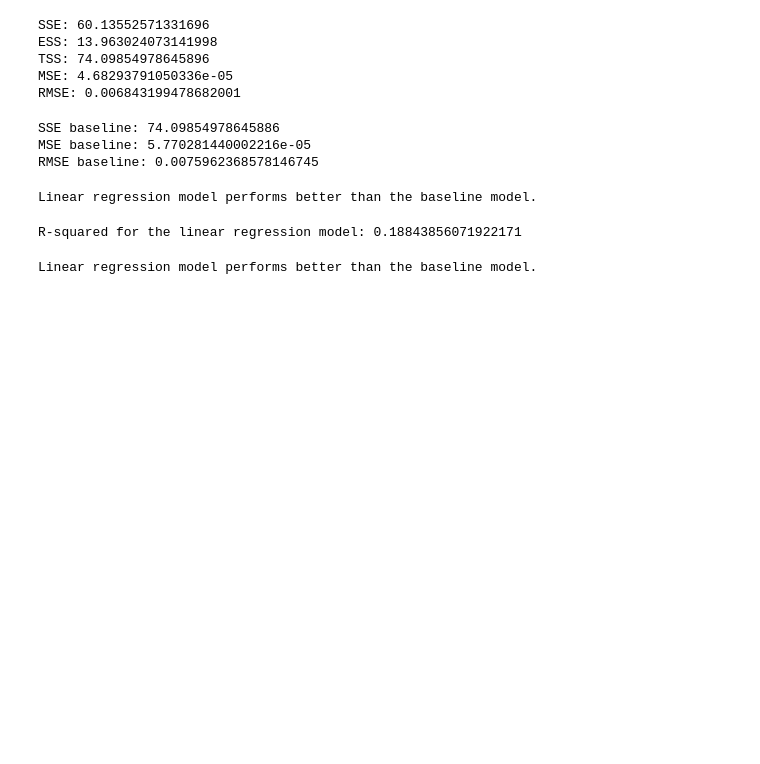
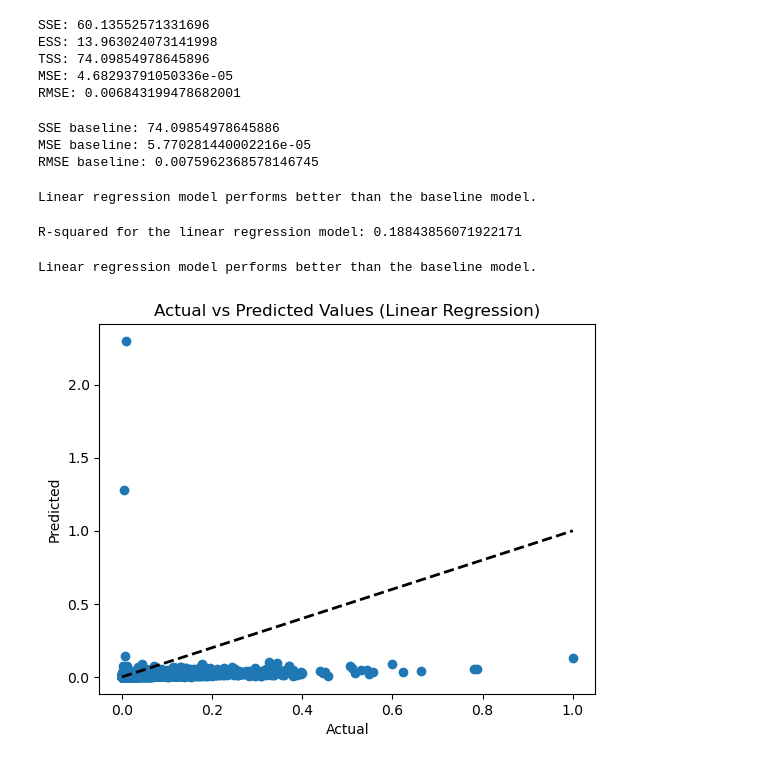
Before and after one commit to JoeyGideon/regression-exercises, a Jupyter notebook: evaluate.ipynb, the cells around one changed output. Cells and saved outputs as stored; diff of their text form; code cells hidden in the pictures; blank space fills up the shorter version.

Commit message:
visual

```diff
--- a/evaluate.ipynb
+++ b/evaluate.ipynb
@@ -152,3 +152,14 @@ else:
     print("Baseline model performs better than the linear regression model.")
 # %% [output]
 Linear regression model performs better than the baseline model.
+# %%
+# Plot actual vs predicted values for the linear regression model
+y_pred_train = lin_reg.predict(X_train)
+plt.scatter(y_train, y_pred_train)
+plt.plot([min(y_train), max(y_train)], [min(y_train), max(y_train)], 'k--', lw=2)
+plt.xlabel('Actual')
+plt.ylabel('Predicted')
+plt.title('Actual vs Predicted Values (Linear Regression)')
+plt.show()
+# %% [output]
+[figure, added]
```
